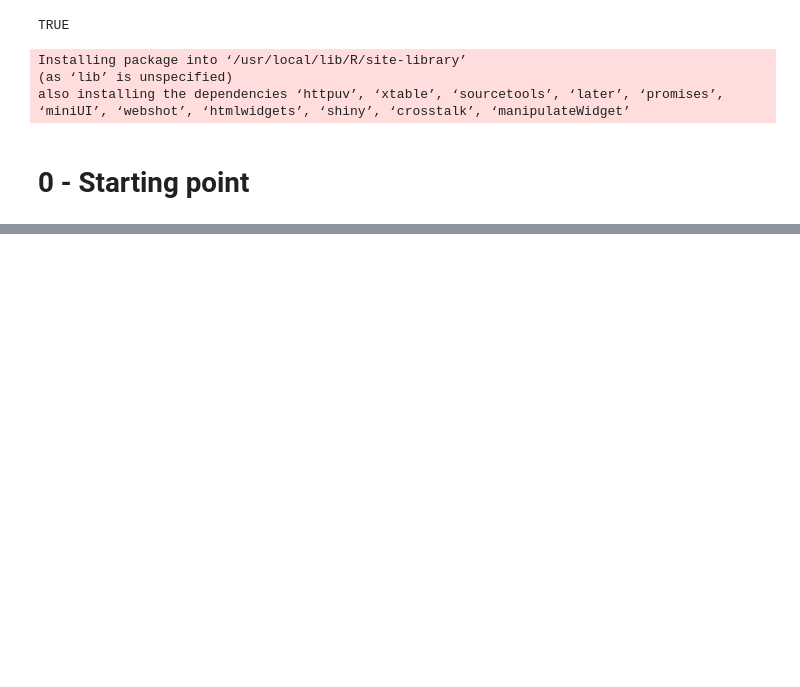
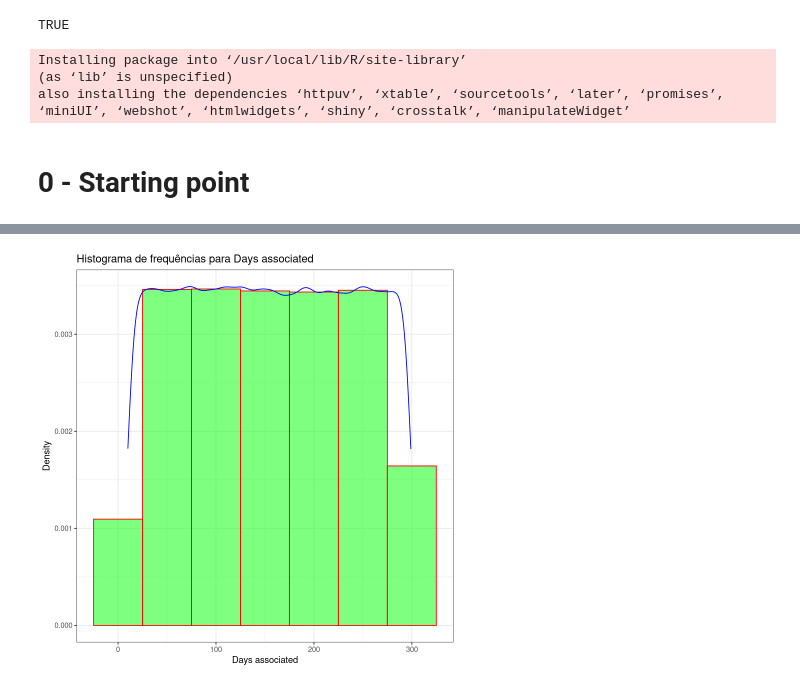
Before and after one commit to GustavoHBDuarte/purchase_propensity_R, a Jupyter notebook: purchase_propensity.ipynb, the cells around one changed output, grey strips where cells are left out. Cells and saved outputs as stored; diff of their text form; code cells hidden in the pictures; blank space fills up the shorter version.

```diff
--- a/purchase_propensity.ipynb
+++ b/purchase_propensity.ipynb
@@ -71,0 +521,22 @@ plot(fit)
+# %%
+# Days associated ================================
+
+days_associated_plot <- num_attributes %>%
+
+  ggplot(aes(x=days_associated)) + # informar o dado que irá no eixo da figura
+
+  geom_histogram(aes(y=after_stat(density)),
+                 binwidth = 50,
+                 color="red",
+                 fill="green",
+                 alpha=0.5) + # alpha -> controla a transparência
+
+  geom_density(color="blue") +
+
+  labs(x= "Days associated", y= "Density", title = "Histograma de frequências para Days associated") +
+
+  theme_bw()
+
+days_associated_plot
+# %% [output]
+[figure, added]
```
Also changed, not shown: parts of 109 cells of this notebook.
